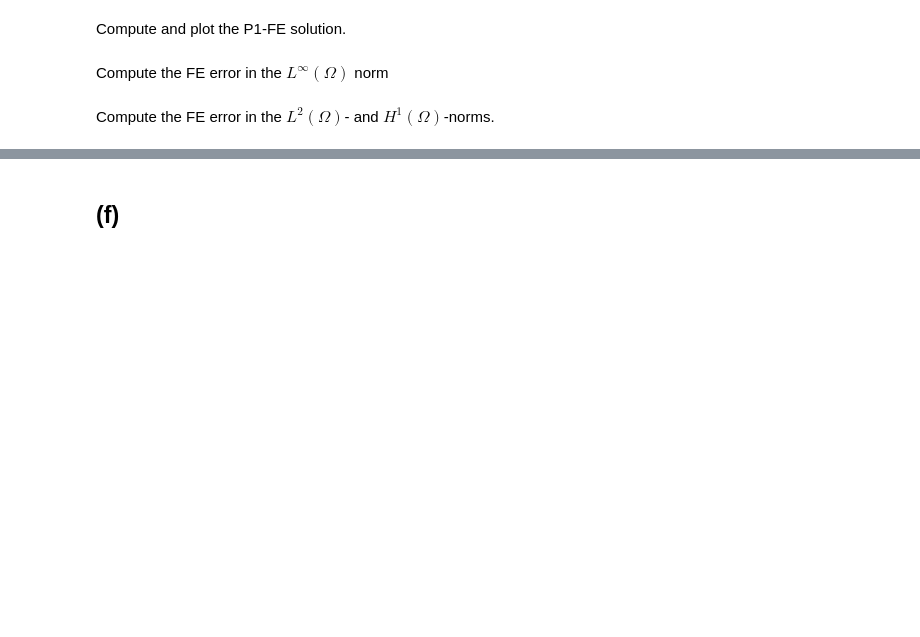
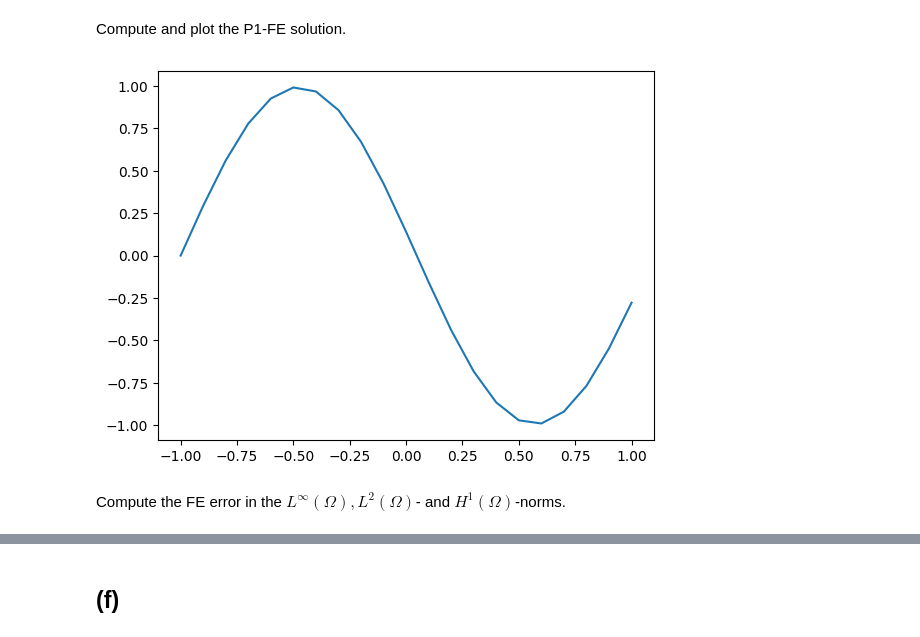
Before and after one commit to iFreecsss/FEM_lab1, a Jupyter notebook: lab1/ex1.ipynb, the cells around one changed output, grey strips where cells are left out. Cells and saved outputs as stored; diff of their text form; code cells hidden in the pictures; blank space fills up the shorter version.

```diff
--- a/lab1/ex1.ipynb
+++ b/lab1/ex1.ipynb
@@ -95,23 +132,24 @@ We have to prove :
 # %% [markdown]
 Implement a function that computes the four mesh-related quantities `grid`, `elements`, `endpoints`, and `boundaries`.
 # %%
-def createmesh1D(h, domain=(-1, 1)):
+def createmesh1D(h, domain=(-1, 1), boundaries_flags=[1, 2]):
 
     a, b = domain
     N = int((b - a) / h)
-    h = (b - a) / N  # Adjust h to ensure integer number of elements
+    h = (b - a) / N  # ensure integer number of elements
 
     grid = np.linspace(a, b, N + 1)
     elements = [[i, i + 1] for i in range(N)]
     endpoints = [0, N]
     boundaries = [a, b]
-    boundaries_bs = [1,2,3]
-    return grid, elements, endpoints, boundaries, boundaries_bs
+    boundaries_flags = boundaries_flags
+
+    return grid, elements, endpoints, boundaries, boundaries_flags
 # %%
 # check your implementation of createmesh1D
 from pickle import load
 data = createmesh1D(0.1)
-with open("lab1/check/createmesh1D_k1.pkl", "rb") as f: data_ex = load(f)
+with open("check/createmesh1D_k1.pkl", "rb") as f: data_ex = load(f)
 for dat, dat_ex, name in zip(data, data_ex,
                              ["grid", "elements", "endpoints", "boundaries"]):
     print(f"'{name}' should be {dat_ex}\ncomputed '{name}' is {dat}\n")
@@ -163,6 +204,6 @@ def assemble_LHS_poisson(mesh):
 # check your implementation of assemble_LHS_poisson
 from pickle import load
 mat = assemble_LHS_poisson(createmesh1D(0.1))
-with open("lab1/check/assemble_LHS_poisson.pkl", "rb") as f: mat_ex = load(f)
-print(f"stiffness matrix should be {mat_ex}\ncomputed stiffness matrix is {mat}")
+with open("check/assemble_LHS_poisson.pkl", "rb") as f: mat_ex = load(f)
+print(f"stiffness matrix should be \n{mat_ex}\ncomputed stiffness matrix is \n{mat}")
 # %% [output]
@@ -243,12 +307,23 @@ ValueError: too many values to unpack (expected 4)
 ## (e)
 # %% [markdown]
 Compute and plot the P1-FE solution.
-# %%
-def solve_poisson(h):
-    """
-    Function to compute the P1-FEM solution uh with mesh-size h.
-    """
-    ...
-...
+# %%
+def solve_poisson(h):
+
+    K = assemble_LHS_poisson(createmesh1D(h))
+    F = assemble_RHS_poisson(createmesh1D(h), lambda x: 0.,
+                             lambda x: 9 * np.sin(3 * x + 3),
+                             lambda x: 3 * np.cos(6))
+
+    K_LU = la.lu_factor(K)
+    uh = la.lu_solve(K_LU, F)
+    return uh
+
+uh = solve_poisson(h)
+#print(uh)
+plt.plot(createmesh1D(h)[0], uh)
+plt.show()
+# %% [output]
+[figure, added]
 # %% [markdown]
-Compute the FE error in the $L^\infty(\Omega)$ norm
+Compute the FE error in the $L^\infty(\Omega), L^2(\Omega)$- and $H^1(\Omega)$-norms.
@@ -262,2 +329,0 @@ def eval_uh(mesh, uh, x):
-# %% [markdown]
-Compute the FE error in the $L^2(\Omega)$- and $H^1(\Omega)$-norms.
```
Also changed, not shown: parts of 35 cells of this notebook.
